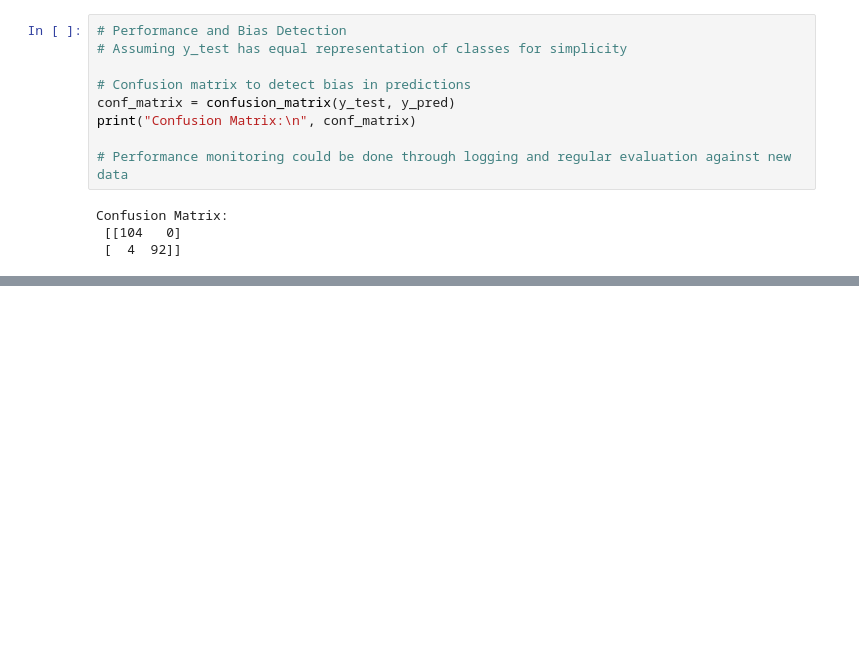
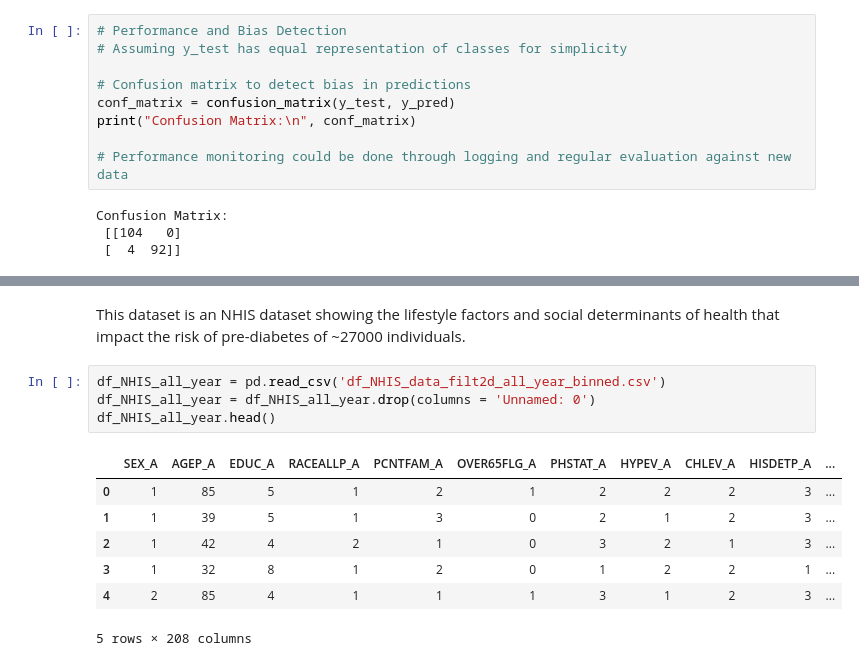
Before and after one commit to Paritii-LLC/equity-in-ai-guide, a Jupyter notebook: Post Implementation/Post_Implementation.ipynb, the cells around one changed output, grey strips where cells are left out. Saved outputs shown, nothing was run; the diff lists cells and outputs as text; blank space fills up the shorter version.

```diff
--- a/Post Implementation/Post_Implementation.ipynb
+++ b/Post Implementation/Post_Implementation.ipynb
@@ -128,0 +154,14 @@ While Prodigy and Paperform are not hosted on GitHub and might not be free, they
+# %% [markdown]
+This dataset is an NHIS dataset showing the lifestyle factors and social determinants of health that impact the risk of pre-diabetes of ~27000 individuals.
+# %%
+df_NHIS_all_year = pd.read_csv('df_NHIS_data_filt2d_all_year_binned.csv')
+df_NHIS_all_year = df_NHIS_all_year.drop(columns = 'Unnamed: 0')
+df_NHIS_all_year.head()
+# %% [output]
+|  | SEX_A | AGEP_A | EDUC_A | RACEALLP_A | PCNTFAM_A | OVER65FLG_A | PHSTAT_A | HYPEV_A | CHLEV_A | HISDETP_A | ... |
+| 0 | 1 | 85 | 5 | 1 | 2 | 1 | 2 | 2 | 2 | 3 | ... |
+| 1 | 1 | 39 | 5 | 1 | 3 | 0 | 2 | 1 | 2 | 3 | ... |
+| 2 | 1 | 42 | 4 | 2 | 1 | 0 | 3 | 2 | 1 | 3 | ... |
+| 3 | 1 | 32 | 8 | 1 | 2 | 0 | 1 | 2 | 2 | 1 | ... |
+| 4 | 2 | 85 | 4 | 1 | 1 | 1 | 3 | 1 | 2 | 3 | ... |
+5 rows × 208 columns
```
Also changed, not shown: parts of 14 cells of this notebook, 2 other files.
